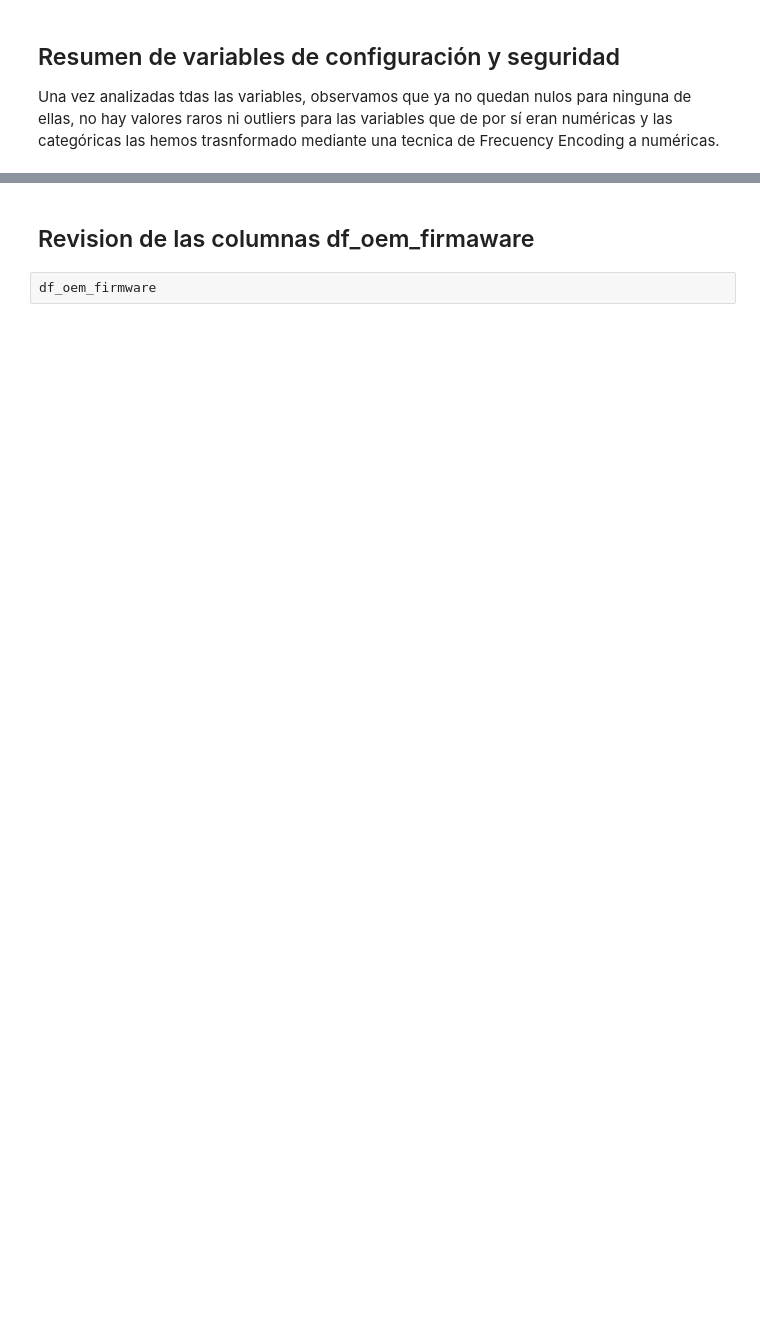
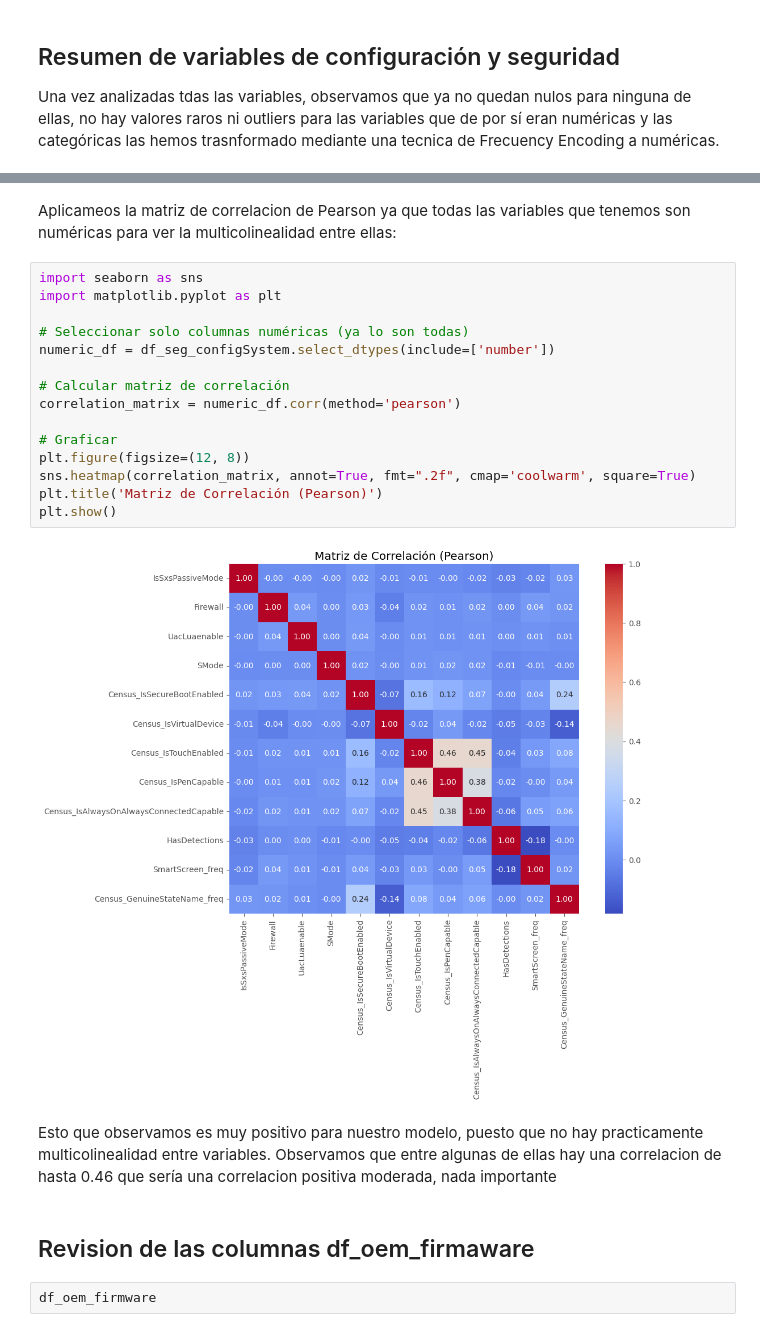
Before and after one commit to martadominguezm/grupo-1-dscesp-0525, a Jupyter notebook: entregable_2/0525_SupML_Grupo1.ipynb, the cells around one changed output, grey strips where cells are left out. Drawn from its saved outputs; the diff is of its cells as text; blank space fills up the shorter version.

```diff
--- a/entregable_2/0525_SupML_Grupo1.ipynb
+++ b/entregable_2/0525_SupML_Grupo1.ipynb
@@ -1673,3 +1673,24 @@ memory usage: 45.8 MB
+# %% [markdown]
+Aplicameos la matriz de correlacion de Pearson ya que todas las variables que tenemos son numéricas para ver la multicolinealidad entre ellas:
+# %%
+import seaborn as sns
+import matplotlib.pyplot as plt
+
+# Seleccionar solo columnas numéricas (ya lo son todas)
+numeric_df = df_seg_configSystem.select_dtypes(include=['number'])
+
+# Calcular matriz de correlación
+correlation_matrix = numeric_df.corr(method='pearson')
+
+# Graficar
+plt.figure(figsize=(12, 8))
+sns.heatmap(correlation_matrix, annot=True, fmt=".2f", cmap='coolwarm', square=True)
+plt.title('Matriz de Correlación (Pearson)')
+plt.show()
+# %% [output]
+[figure, added]
+# %% [markdown]
+Esto que observamos es muy positivo para nuestro modelo, puesto que no hay practicamente multicolinealidad entre variables. Observamos que entre algunas de ellas hay una correlacion de hasta 0.46 que sería una correlacion positiva moderada, nada importante
 # %% [markdown]
 ## Revision de las columnas df_oem_firmaware
 # %%
```
Also changed, not shown: parts of 11 cells of this notebook.
